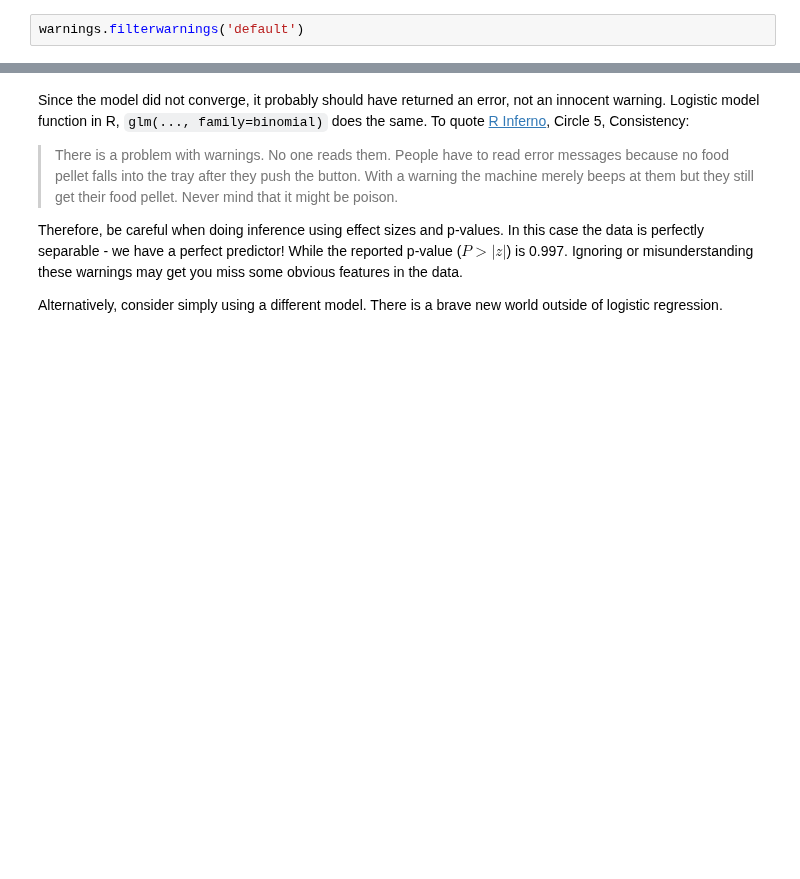
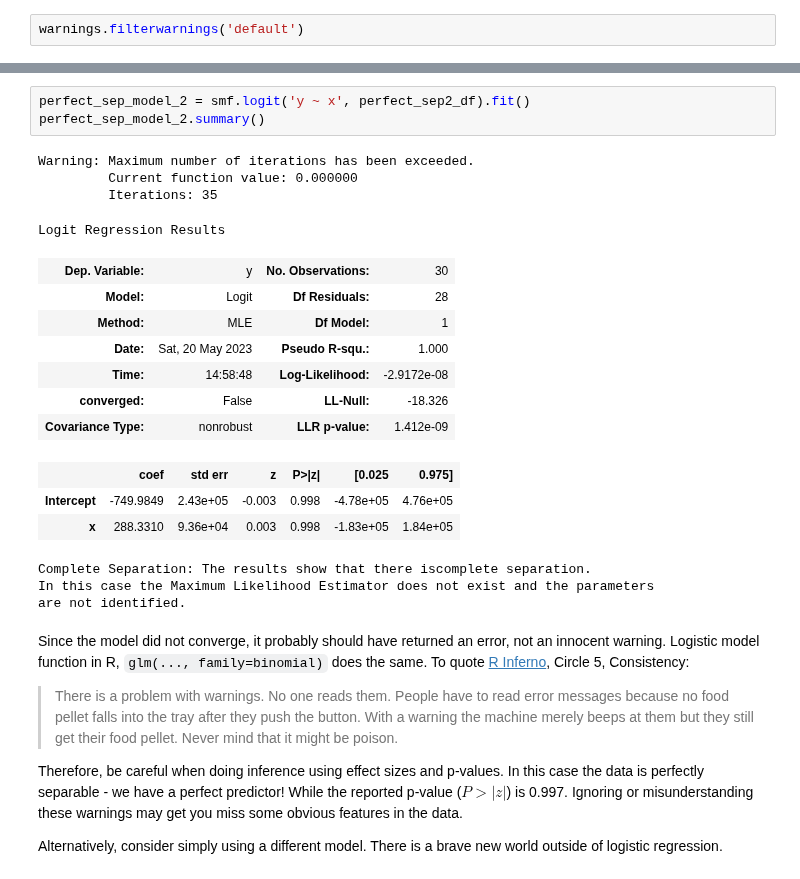
Before and after one commit to igor-sb/blog, a Jupyter notebook: posts/logistic_regression.ipynb, the cells around one changed output, grey strips where cells are left out. Saved outputs shown, nothing was run; the diff lists cells and outputs as text; blank space fills up the shorter version.

```diff
--- a/posts/logistic_regression.ipynb
+++ b/posts/logistic_regression.ipynb
@@ -341,3 +343,24 @@ quasi-separation. In this case some parameters will not be identified.
+# %%
+perfect_sep_model_2 = smf.logit('y ~ x', perfect_sep2_df).fit()
+perfect_sep_model_2.summary()
+# %% [output]
+Warning: Maximum number of iterations has been exceeded.
+         Current function value: 0.000000
+         Iterations: 35
+Logit Regression Results
+| Dep. Variable: | y | No. Observations: | 30 |
+| Model: | Logit | Df Residuals: | 28 |
+| Method: | MLE | Df Model: | 1 |
+| Date: | Sat, 20 May 2023 | Pseudo R-squ.: | 1.000 |
+| Time: | 14:58:48 | Log-Likelihood: | -2.9172e-08 |
+| converged: | False | LL-Null: | -18.326 |
+| Covariance Type: | nonrobust | LLR p-value: | 1.412e-09 |
+|  | coef | std err | z | P>|z| | [0.025 | 0.975] |
+| Intercept | -749.9849 | 2.43e+05 | -0.003 | 0.998 | -4.78e+05 | 4.76e+05 |
+| x | 288.3310 | 9.36e+04 | 0.003 | 0.998 | -1.83e+05 | 1.84e+05 |
+Complete Separation: The results show that there iscomplete separation.
+In this case the Maximum Likelihood Estimator does not exist and the parameters
+are not identified.
 # %% [markdown]
 Since the model did not converge, it probably should have returned an error, not an innocent warning. Logistic model function in R, `glm(..., family=binomial)` does the same. To quote [R Inferno](https://www.burns-stat.com/pages/Tutor/R_inferno.pdf), Circle 5, Consistency:
 
```
Also changed, not shown: parts of 12 cells of this notebook.
